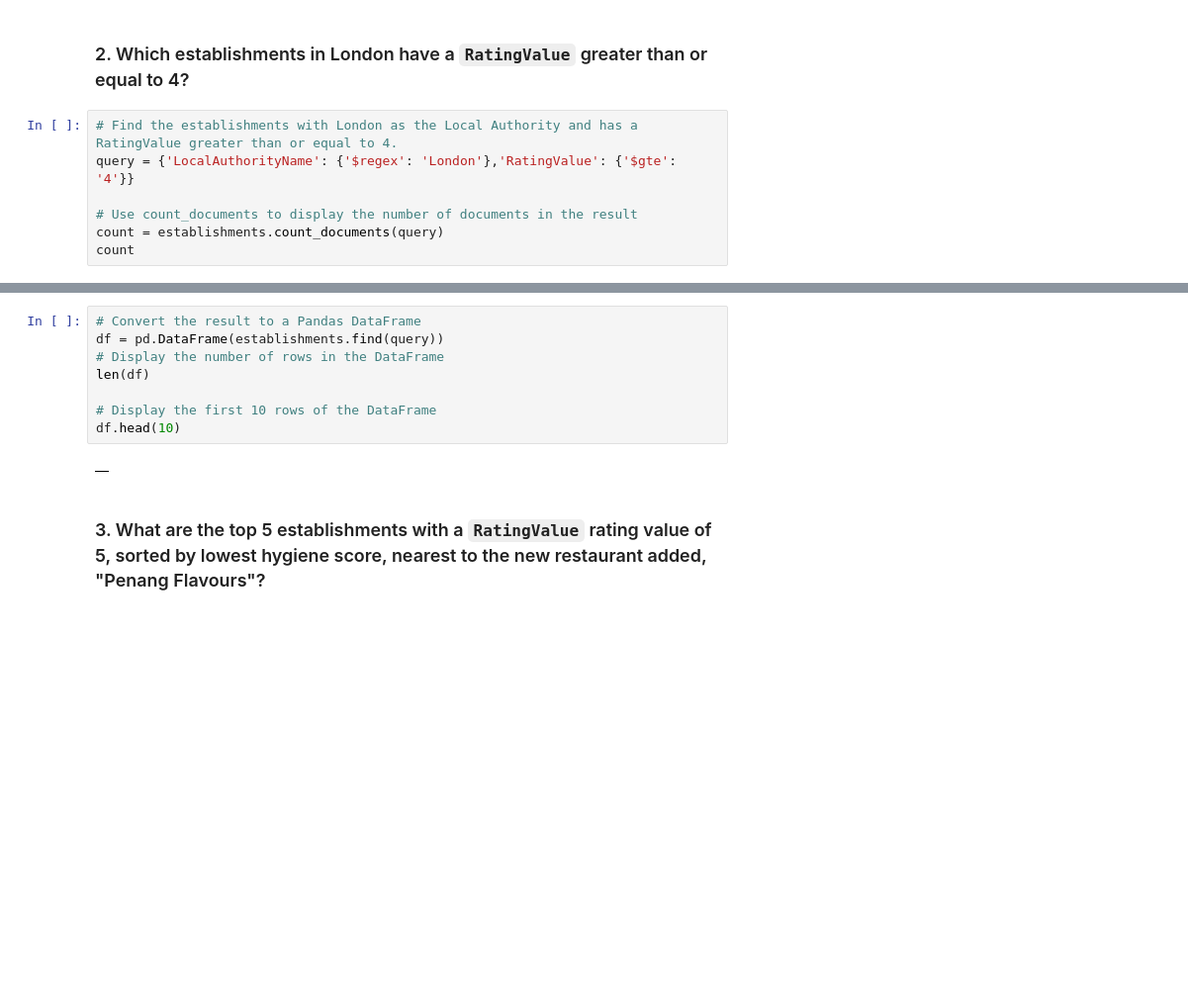
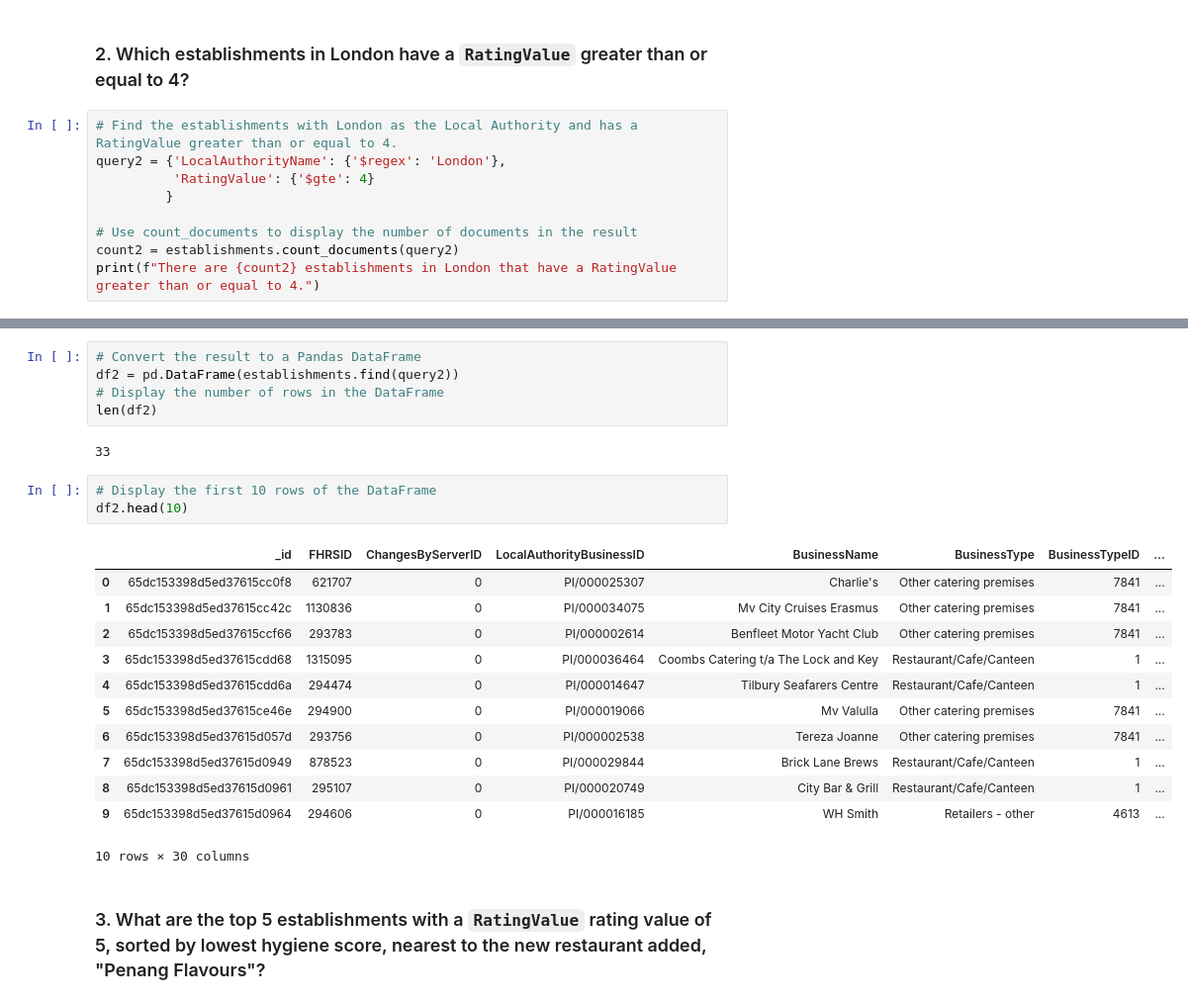
Before and after one commit to tshreenidhi/nosql-challenge, a Jupyter notebook: Starter_Code/NoSQL_analysis_starter.ipynb, the cells around one changed output, grey strips where cells are left out. Shown: that part at 99% size. Drawn from its saved outputs; the diff is of its cells as text; blank space fills up the shorter version.

```diff
--- a/Starter_Code/NoSQL_analysis_starter.ipynb
+++ b/Starter_Code/NoSQL_analysis_starter.ipynb
@@ -94,9 +94,11 @@ df.head(10)
 ### 2. Which establishments in London have a `RatingValue` greater than or equal to 4?
 # %%
 # Find the establishments with London as the Local Authority and has a RatingValue greater than or equal to 4.
-query = {'LocalAuthorityName': {'$regex': 'London'},'RatingValue': {'$gte': '4'}}
+query2 = {'LocalAuthorityName': {'$regex': 'London'},
+          'RatingValue': {'$gte': 4}
+         }
 
 # Use count_documents to display the number of documents in the result
-count = establishments.count_documents(query)
-count
+count2 = establishments.count_documents(query2)
+print(f"There are {count2} establishments in London that have a RatingValue greater than or equal to 4.")
 # %% [output]
@@ -109,13 +127,26 @@ None
 # %%
 # Convert the result to a Pandas DataFrame
-df = pd.DataFrame(establishments.find(query))
+df2 = pd.DataFrame(establishments.find(query2))
 # Display the number of rows in the DataFrame
-len(df)
-
-# Display the first 10 rows of the DataFrame
-df.head(10)
+len(df2)
 # %% [output]
-|  |
+33
+# %%
+# Display the first 10 rows of the DataFrame
+df2.head(10)
+# %% [output]
+|  | _id | FHRSID | ChangesByServerID | LocalAuthorityBusinessID | BusinessName | BusinessType | BusinessTypeID | ... |
+| 0 | 65dc153398d5ed37615cc0f8 | 621707 | 0 | PI/000025307 | Charlie's | Other catering premises | 7841 | ... |
+| 1 | 65dc153398d5ed37615cc42c | 1130836 | 0 | PI/000034075 | Mv City Cruises Erasmus | Other catering premises | 7841 | ... |
+| 2 | 65dc153398d5ed37615ccf66 | 293783 | 0 | PI/000002614 | Benfleet Motor Yacht Club | Other catering premises | 7841 | ... |
+| 3 | 65dc153398d5ed37615cdd68 | 1315095 | 0 | PI/000036464 | Coombs Catering t/a The Lock and Key | Restaurant/Cafe/Canteen | 1 | ... |
+| 4 | 65dc153398d5ed37615cdd6a | 294474 | 0 | PI/000014647 | Tilbury Seafarers Centre | Restaurant/Cafe/Canteen | 1 | ... |
+| 5 | 65dc153398d5ed37615ce46e | 294900 | 0 | PI/000019066 | Mv Valulla | Other catering premises | 7841 | ... |
+| 6 | 65dc153398d5ed37615d057d | 293756 | 0 | PI/000002538 | Tereza Joanne | Other catering premises | 7841 | ... |
+| 7 | 65dc153398d5ed37615d0949 | 878523 | 0 | PI/000029844 | Brick Lane Brews | Restaurant/Cafe/Canteen | 1 | ... |
+| 8 | 65dc153398d5ed37615d0961 | 295107 | 0 | PI/000020749 | City Bar & Grill | Restaurant/Cafe/Canteen | 1 | ... |
+| 9 | 65dc153398d5ed37615d0964 | 294606 | 0 | PI/000016185 | WH Smith | Retailers - other | 4613 | ... |
+10 rows × 30 columns
 # %% [markdown]
 ### 3. What are the top 5 establishments with a `RatingValue` rating value of 5, sorted by lowest hygiene score, nearest to the new restaurant added, "Penang Flavours"?
 # %%
```
Also changed, not shown: parts of 6 cells of this notebook.
